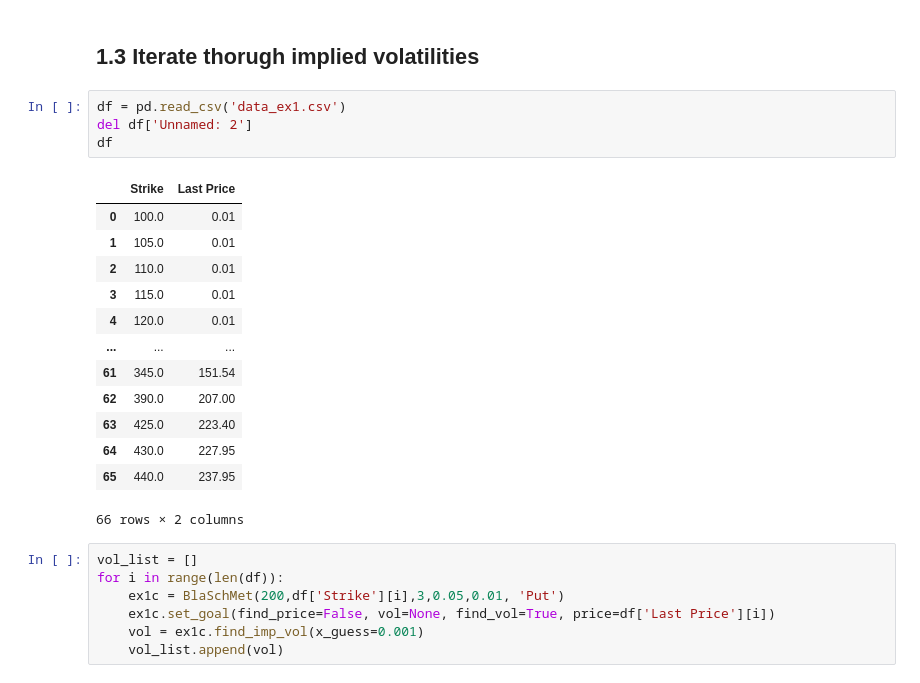
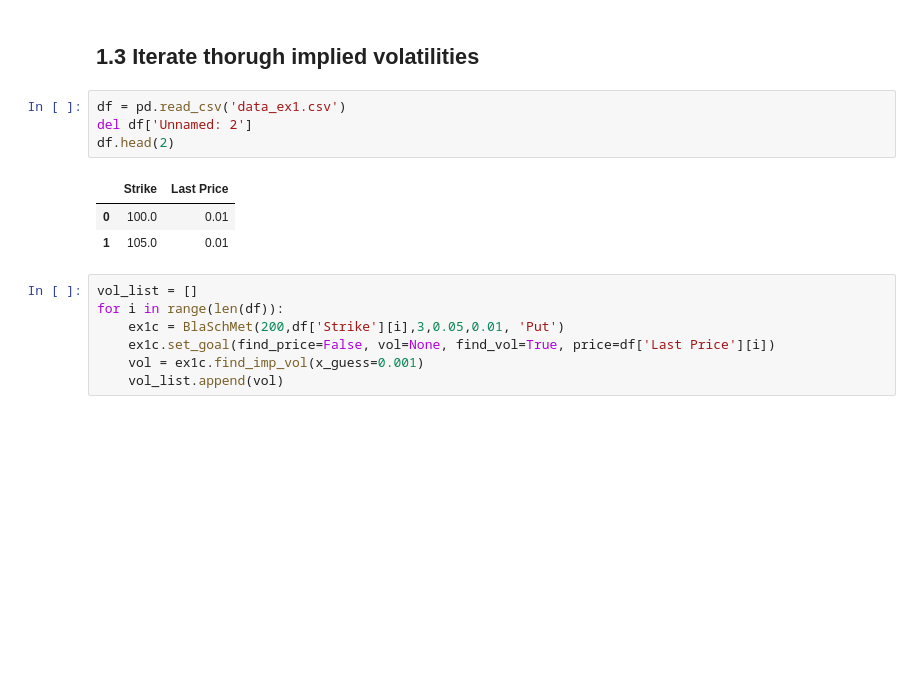
Before and after one commit to DataJakob/Various-School-Projects, a Jupyter notebook: Project_Evaluation_and_Finance/deliverable.ipynb, the cells around one changed output. Cells and saved outputs as stored; diff of their text form; blank space fills up the shorter version.

```diff
--- a/Project_Evaluation_and_Finance/deliverable.ipynb
+++ b/Project_Evaluation_and_Finance/deliverable.ipynb
@@ -28,21 +28,11 @@ ex1b.vega_calc()
 # %%
 df = pd.read_csv('data_ex1.csv')
 del df['Unnamed: 2']
-df
+df.head(2)
 # %% [output]
 |  | Strike | Last Price |
 | 0 | 100.0 | 0.01 |
 | 1 | 105.0 | 0.01 |
-| 2 | 110.0 | 0.01 |
-| 3 | 115.0 | 0.01 |
-| 4 | 120.0 | 0.01 |
-| ... | ... | ... |
-| 61 | 345.0 | 151.54 |
-| 62 | 390.0 | 207.00 |
-| 63 | 425.0 | 223.40 |
-| 64 | 430.0 | 227.95 |
-| 65 | 440.0 | 237.95 |
-66 rows × 2 columns
 # %%
 vol_list = []
 for i in range(len(df)):
```
Also changed, not shown: parts of 2 cells of this notebook.
